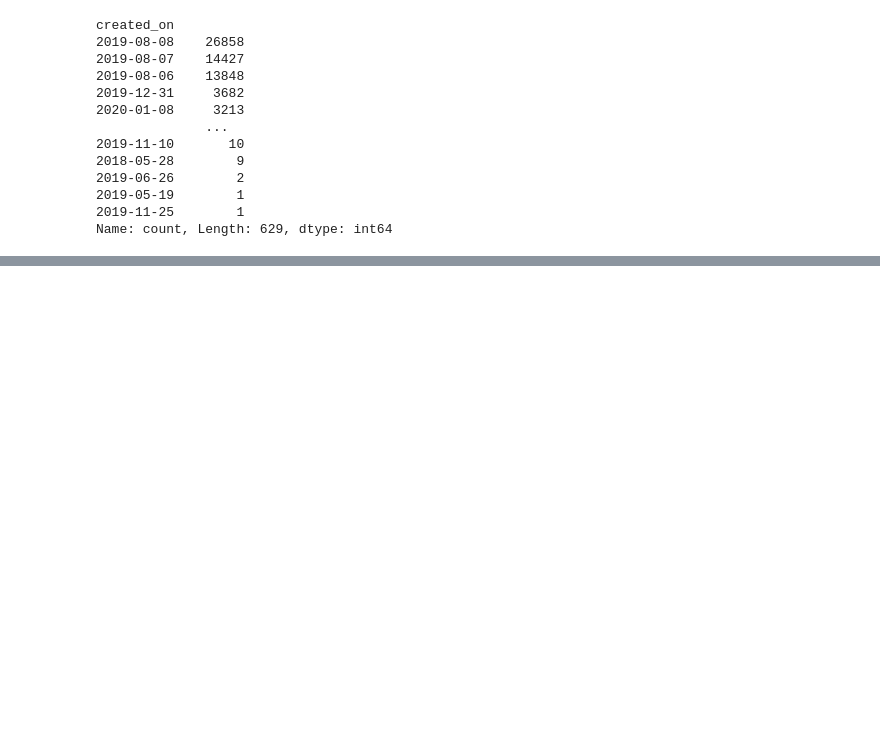
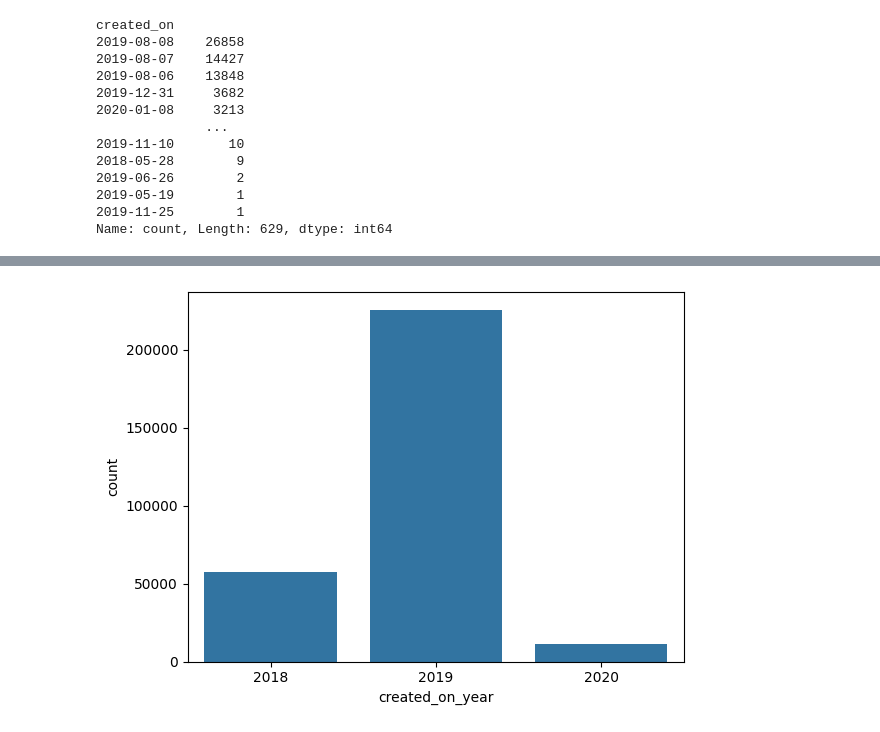
Before and after one commit to D0men1c0/ISSR_Darkweb, a Jupyter notebook: Analyze_files/an_posts.ipynb, the cells around one changed output, grey strips where cells are left out. Saved outputs shown, nothing was run; the diff lists cells and outputs as text; code cells hidden in the pictures; blank space fills up the shorter version.

```diff
--- a/Analyze_files/an_posts.ipynb
+++ b/Analyze_files/an_posts.ipynb
@@ -244,0 +293,4 @@ Name: count, Length: 629, dtype: int64
+# %%
+sns.countplot(x='created_on_year', data=df);
+# %% [output]
+[figure, added]
```
Also changed, not shown: parts of 11 cells of this notebook, 1 other file.
